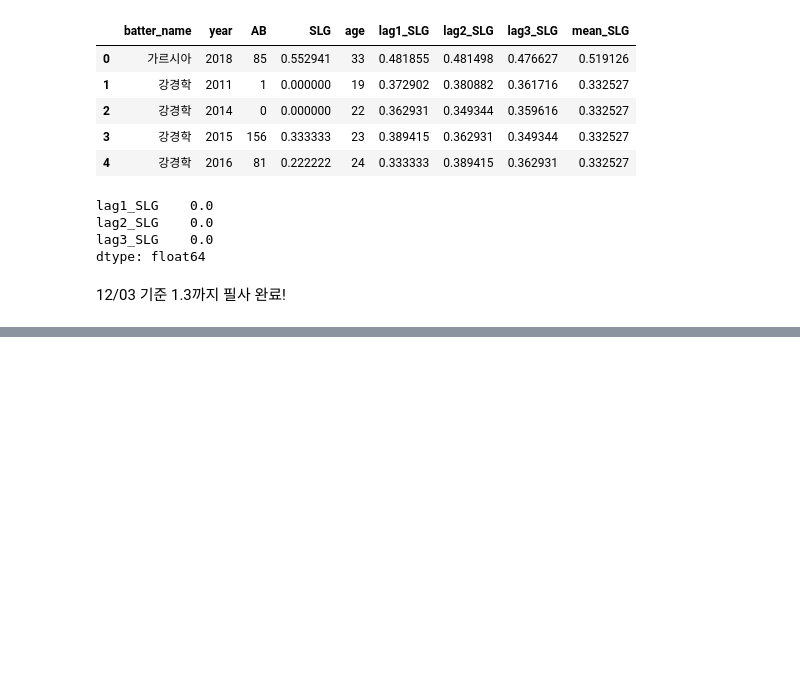
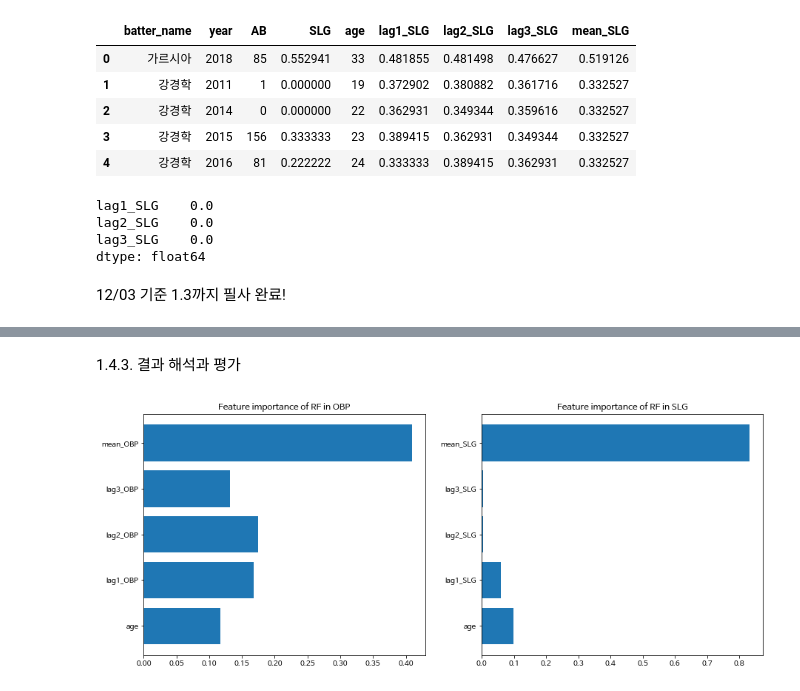
Before and after one commit to kidsage/KaggleStudy, a Jupyter notebook: batter_ops_prediction.ipynb, the cells around one changed output, grey strips where cells are left out. Cells and saved outputs as stored; diff of their text form; code cells hidden in the pictures; blank space fills up the shorter version.

```diff
--- a/batter_ops_prediction.ipynb
+++ b/batter_ops_prediction.ipynb
@@ -972,0 +1020,26 @@ dtype: float64
+# %%
+import time
+from sklearn.ensemble import RandomForestRegressor
+start = time.time() # 시작 시간 저장
+
+# 랜덤 포레스트의 parameter 범위를 정의한다.
+RF_params = {
+    'n_estimators': [100, 300, 500],
+    'max_features': ['auto', 'sqrt'],
+    'max_depth' : [3,5,6,10],
+    'min_samples_leaf': [1, 2, 4],
+    'min_samples_split': [2, 3, 5, 10]}
+
+# GridSearchCV를 이용하여 dict에 OBP Randomforest 모델을 저장한다.
+OBP_RF_models = {
+    'RF': GridSearchCV(
+        RandomForestRegressor(random_state=42), param_grid=RF_params, n_jobs=-1
+        ).fit(OBP_train.iloc[:,-5:], OBP_train['OBP']).best_estimator_}
+
+# GridSearchCV를 이용하여 dict에 OBP Randomforest 모델을 저장한다.
+SLG_RF_models = {
+    'RF': GridSearchCV(
+        RandomForestRegressor(random_state=42), param_grid=RF_params, n_jobs=-1
+        ).fit(SLG_train.iloc[:,-5:], SLG_train['SLG']).best_estimator_}
+
+print(f"걸린시간 : {np.round(time.time() - start,3)}초") # 현재시간 – 시작시간(단위 초)
@@ -972,0 +1130,16 @@ dtype: float64
+# %% [markdown]
+1.4.3. 결과 해석과 평가
+# %%
+plt.figure(figsize=(15,6)) # 그래프의 크기 지정
+plt.subplot(1,2,1) # 1행 2열의 첫번째(1,1) 그래프
+
+#가로막대 그래프
+plt.barh(OBP_train.iloc[:,-5:].columns,OBP_RF_models['RF'].feature_importances_)
+
+plt.title('Feature importance of RF in OBP')
+plt.subplot(1,2,2) # 1행 2열의 두번째(1,2) 그래프
+plt.barh(SLG_train.iloc[:,-5:].columns,SLG_RF_models['RF'].feature_importances_)
+plt.title('Feature importance of RF in SLG')
+plt.show()
+# %% [output]
+[figure, added]
```
Also changed, not shown: parts of 47 cells of this notebook.
